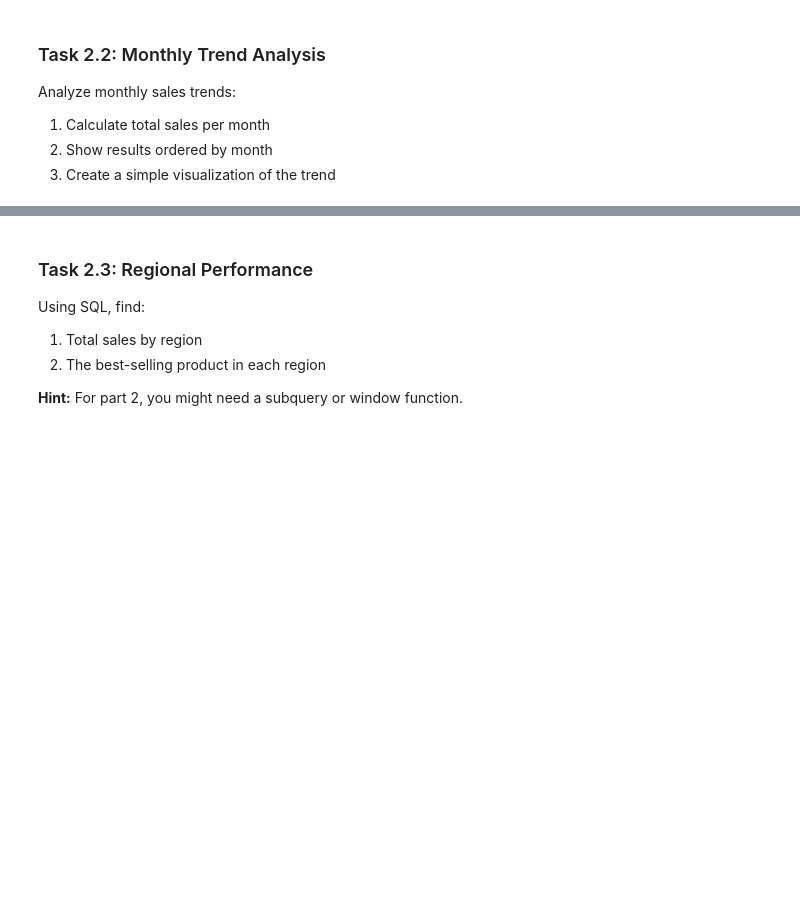
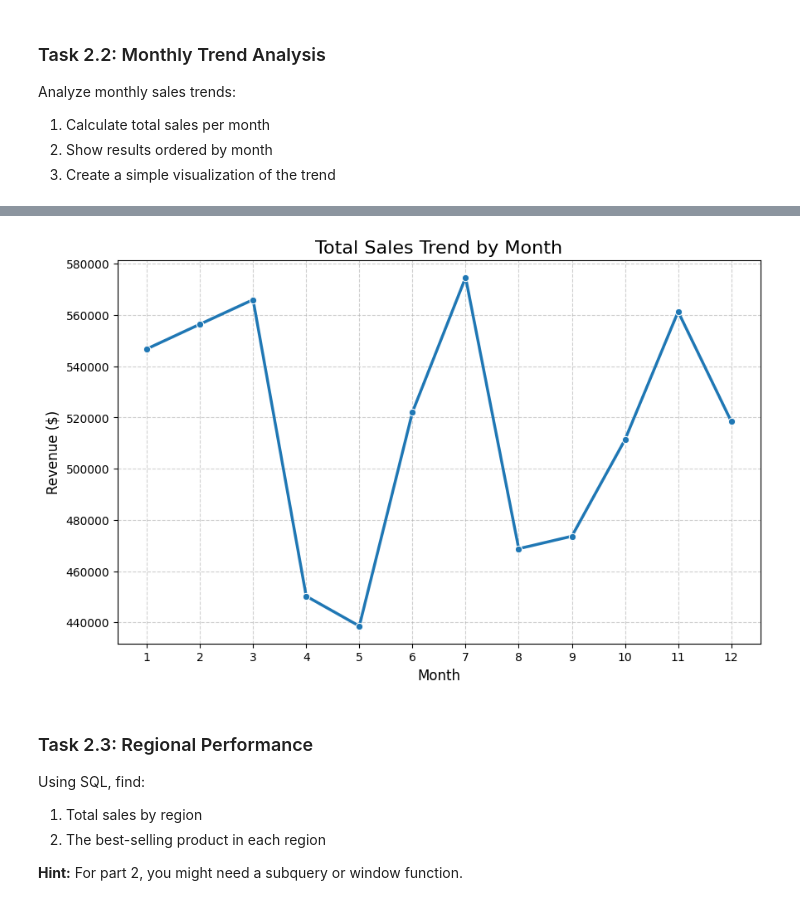
Before and after one commit to maazbinadnan/SCC-454, a Jupyter notebook: lab2.ipynb, the cells around one changed output, grey strips where cells are left out. Saved outputs shown, nothing was run; the diff lists cells and outputs as text; code cells hidden in the pictures; blank space fills up the shorter version.

```diff
--- a/lab2.ipynb
+++ b/lab2.ipynb
@@ -1000,0 +1267,4 @@ Analyze monthly sales trends:
+# %%
+# Your code here
+total_sales = spark.sql("select round(sum(total),2) as total_sales, Month(month) from sales group by Month(month) order by Month(month) asc")
+total_sales.show()
@@ -1001,3 +1318,28 @@ Analyze monthly sales trends:
+# %%
+import matplotlib.pyplot as plt
+import seaborn as sns
+
+# 1. Convert to pandas (if you haven't already)
+df_plot = total_sales.toPandas()
+
+# 2. IMPORTANT: Sort by month so the line goes in order
+# If month is an integer (1-12), this ensures Jan comes before Feb
+df_plot = df_plot.sort_values("month(month)")
+
+# 3. Create the trend graph
+plt.figure(figsize=(10, 6))
+sns.lineplot(data=df_plot, x="month(month)", y="total_sales", marker="o", linewidth=2.5)
+
+# 4. Make it look professional
+plt.title("Total Sales Trend by Month", fontsize=16)
+plt.xlabel("Month", fontsize=12)
+plt.ylabel("Revenue ($)", fontsize=12)
+plt.grid(True, linestyle='--', alpha=0.6)
+plt.xticks(range(1, 13)) # Ensure all months show up on the axis
+
+plt.show()
+# %% [output]
+[figure, added]
 # %% [markdown]
 ### Task 2.3: Regional Performance
 
```
Also changed, not shown: parts of 36 cells of this notebook, 5 other files.
